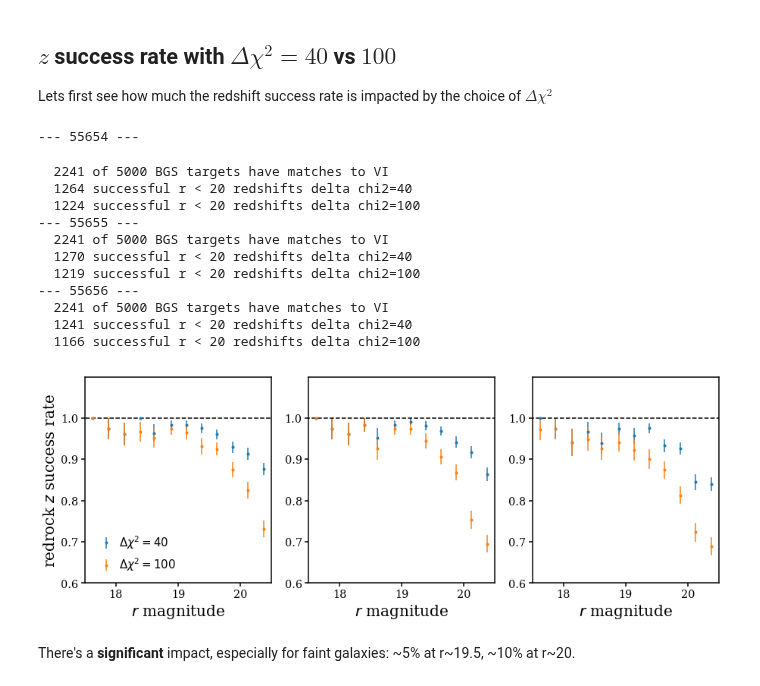
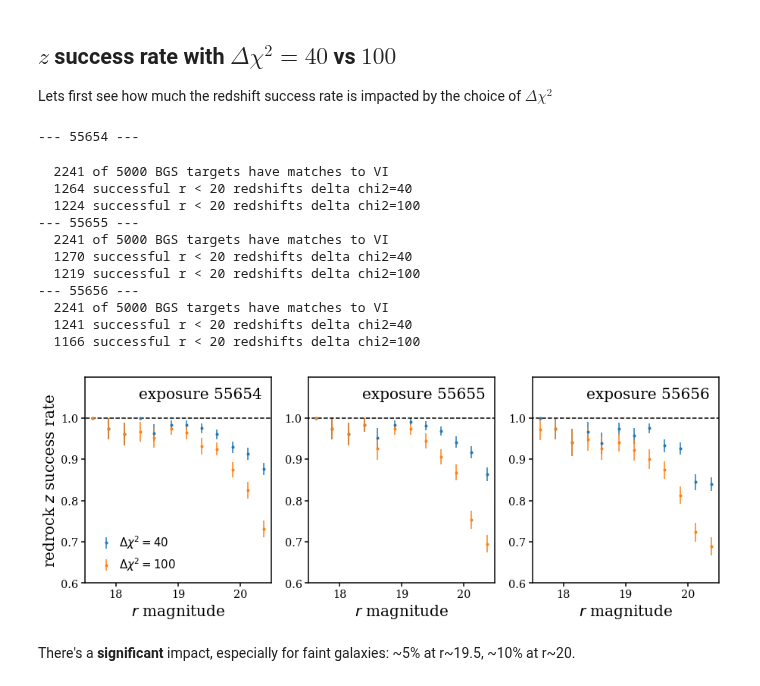
Before and after one commit to desi-bgs/feasiBGS, a Jupyter notebook: notebook/cmx/cmx_dchi2.ipynb, the cells around one changed output. Saved outputs shown, nothing was run; the diff lists cells and outputs as text; code cells hidden in the pictures.

Commit message:
examined dchi2 threshold for BGS VI galaxies

```diff
--- a/notebook/cmx/cmx_dchi2.ipynb
+++ b/notebook/cmx/cmx_dchi2.ipynb
@@ -36,10 +35,11 @@ mpl.rcParams['legend.frameon'] = False
 # read VI table
 fvi = os.path.join('/global/cfs/cdirs/desi/sv/vi/TruthTables/', 'truth_table_BGS_full_66003.txt')#'truth_table_BGS_v1.1.csv')
 
-vi_id, zrr_vi, ztrue, qa_flag, dchi2_vi, zwarn_vi, rflux_vi, vi_ra, vi_dec = np.genfromtxt(fvi, delimiter=',', skip_header=1, unpack=True, usecols=[1, 2, 4, 6, 11, 12, 16, -2, -1])# usecols=[0, 1, 2, 3, 10, 11, 15])
-vi_id = vi_id.astype(int)
+zrr_vi, ztrue, qa_flag, dchi2_vi, zwarn_vi, rflux_vi, vi_ra, vi_dec = np.genfromtxt(fvi, delimiter=',', skip_header=1, unpack=True, usecols=[2, 4, 6, 11, 12, 16, -2, -1])# usecols=[0, 1, 2, 3, 10, 11, 15])
 
-vi_coord = SkyCoord(ra=vi_ra*u.degree, dec=vi_dec*u.degree)
+fvi = os.path.join(fvi)
+vi_id = Table.read(fvi, format='ascii.csv', include_names=['TargetID'])['TargetID']
+vi_id = np.array(vi_id).astype(int)
 # %%
 dir_coadd = '/global/cfs/cdirs/desi/users/chahah/bgs_exp_coadd/'
 # %%
@@ -123,7 +123,7 @@ for i_exp, expid in enumerate(expids):
 
     # compile coadds from the petals
     n_bgs = 0
-    ras, decs, rmags, rfibs, z_rrs, zwarns, chi2s, dchi2s = [], [], [], [], [], [], [], []
+    ids, fluxes, rmags, rfibs, z_rrs, zwarns, chi2s, dchi2s = [], [], [], [], [], [], [], []
     for petal in petals:
         # read coadd file
         f_coadd = os.path.join(dir_coadd, 'coadd-66003-20200315-%i-%s.fits' % (petal, str(expid).zfill(8)))
@@ -143,8 +143,9 @@ for i_exp, expid in enumerate(expids):
         n_bgs += np.sum(gal_cut)
 
         fluxes.append(coadd_flux[gal_cut,:])
-        ras.append(coadd['TARGET_RA'][gal_cut])
-        decs.append(coadd['TARGET_DEC'][gal_cut])
+
+        ids.append(coadd['TARGETID'][gal_cut])
+
         rmags.append(22.5 - 2.5 * np.log10(coadd['FLUX_R'][gal_cut]))
         rfibs.append(22.5 - 2.5 * np.log10(coadd['FIBERFLUX_R'][gal_cut]))
 
@@ -154,17 +155,15 @@ for i_exp, expid in enumerate(expids):
         chi2s.append(zbest['CHI2'][gal_cut])
         dchi2s.append(zbest['DELTACHI2'][gal_cut])
 
-    # match VI targets to coadd targets using RA and DEC because there
-    # seems to be a bug in the TARGETIDs
-    ras = np.concatenate(ras)
-    decs = np.concatenate(decs)
+    ids = np.concatenate(ids)
 
-    coadd_coord = SkyCoord(ra=ras * u.deg, dec=decs * u.deg)
-    _m_coadd, _d, _ = vi_coord.match_to_catalog_sky(coadd_coord)
-    m_vi = (_d.to(u.deg).value < 1e-5)
-    m_coadd = _m_coadd[m_vi]
-    assert np.sum(_d.to(u.deg).value > 1e-5) == 0
-    print('  %i of %i BGS targets have matches to VI' % (np.sum(m_vi), n_bgs))
+    # match VI targets to coadd targets
+    _, m_vi, _m_coadd = np.intersect1d(vi_id, ids, return_indices=True)
+    isort = np.argsort(m_vi)
+    m_coadd = _m_coadd[isort]
+    assert np.array_equal(m_vi[isort], np.arange(len(vi_id)))
+    print('  %i of %i BGS targets have matches to VI' % (len(m_vi), n_bgs))
+    assert np.array_equal(vi_id, ids[m_coadd])
 
     fluxes = np.concatenate(fluxes, axis=0)[m_coadd]
     rmags = np.concatenate(rmags)[m_coadd]
@@ -184,34 +183,35 @@ for i_exp, expid in enumerate(expids):
 
     sub = fig.add_subplot(1,3,i_exp+1)
 
     sub.plot([16, 21], [1.0, 1.0], c='k', ls='--')
     wmean, rate, err_rate = zsuccess_rate(rmags, zs_dchi2_40, range=[15,22], nbins=28, bin_min=10)
     sub.errorbar(wmean, rate, err_rate, fmt='.C0', label=r'$\Delta \chi^2 = 40$')
     wmean, rate, err_rate = zsuccess_rate(rmags, zs_dchi2_100, range=[15,22], nbins=28, bin_min=10)
     sub.errorbar(wmean, rate, err_rate, fmt='.C1', label=r'$\Delta \chi^2 = 100$')
     sub.set_xlabel(r'$r$ magnitude', fontsize=20)
     sub.set_xlim(17.5, 20.5)
+    sub.text(0.95, 0.95, 'exposure %i' % expid, transform=sub.transAxes, fontsize=20, ha='right', va='top')
 
     if i_exp == 0:
         sub.set_ylabel(r'redrock $z$ success rate', fontsize=20)
         sub.legend(loc='lower left', handletextpad=0.1, fontsize=15)
 
     sub.set_ylim([0.6, 1.1])
     sub.set_yticks([0.6, 0.7, 0.8, 0.9, 1.])
 # %% [output]
 --- 55654 ---
   2241 of 5000 BGS targets have matches to VI
   1264 successful r < 20 redshifts delta chi2=40
   1224 successful r < 20 redshifts delta chi2=100
 --- 55655 ---
   2241 of 5000 BGS targets have matches to VI
   1270 successful r < 20 redshifts delta chi2=40
   1219 successful r < 20 redshifts delta chi2=100
 --- 55656 ---
   2241 of 5000 BGS targets have matches to VI
   1241 successful r < 20 redshifts delta chi2=40
   1166 successful r < 20 redshifts delta chi2=100
-[figure, old version]
+[figure, new version]
 # %% [markdown]
 There's a **significant** impact, especially for faint galaxies: ~5% at r~19.5, ~10% at r~20.
 # %% [markdown]
```
Also changed, not shown: parts of 3 cells of this notebook.
